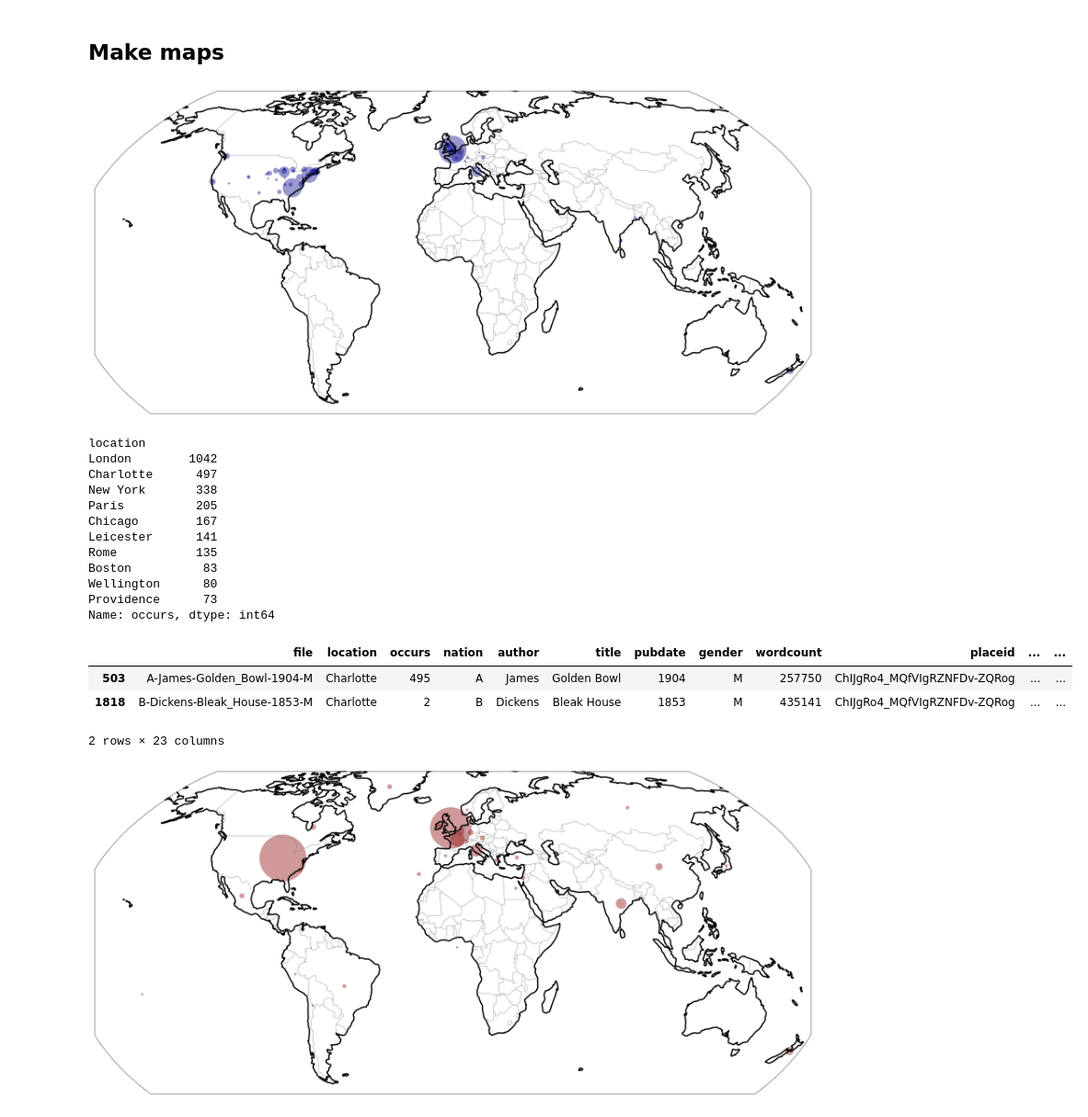
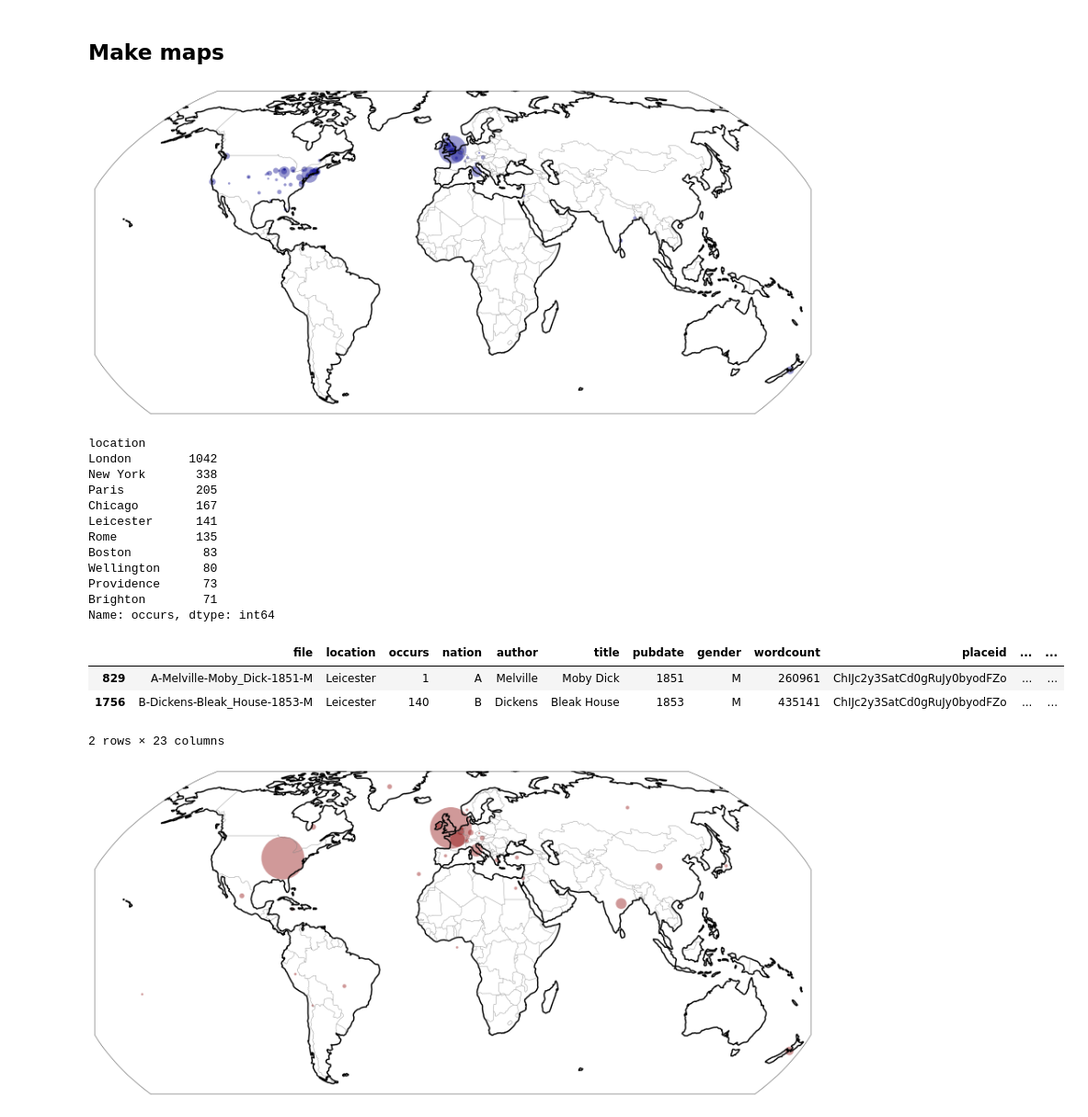
Before and after one commit to wilkens/edinburgh-masterclass, a Jupyter notebook: Notebooks/02 Textual Geography.ipynb, the cells around one changed output. Shown at 92% size. Saved outputs shown, nothing was run; the diff lists cells and outputs as text; code cells hidden in the pictures.

```diff
--- a/Notebooks/02 Textual Geography.ipynb
+++ b/Notebooks/02 Textual Geography.ipynb
@@ -435,4 +435,7 @@ geo_all.head()
 5 rows × 23 columns
+# %%
+# Remove Charlotte
+geo_all = geo_all[geo_all['locality']!='Charlotte']
 # %% [markdown]
 ## Make maps
 # %%
@@ -484,13 +487,12 @@ def bubblemap(lats, lons, sizes, color, name):
 # %%
 bubblemap(cities_lat, cities_lon, cities_tot, 'darkblue', 'map-cities-corpus')
 # %% [output]
-[figure, old version]
+[figure, new version]
 # %%
 cities.occurs.sum().sort_values(ascending=False).head(10)
 # %% [output]
 location
 London        1042
-Charlotte      497
 New York       338
 Paris          205
 Chicago        167
@@ -499,13 +501,14 @@ Rome           135
 Boston          83
 Wellington      80
 Providence      73
+Brighton        71
 Name: occurs, dtype: int64
 # %%
-geo_all[geo_all['location']=='Charlotte']
+geo_all[geo_all['location']=='Leicester']
 # %% [output]
 |  | file | location | occurs | nation | author | title | pubdate | gender | wordcount | placeid | ... | ... |
-| 503 | A-James-Golden_Bowl-1904-M | Charlotte | 495 | A | James | Golden Bowl | 1904 | M | 257750 | ChIJgRo4_MQfVIgRZNFDv-ZQRog | ... | ... |
-| 1818 | B-Dickens-Bleak_House-1853-M | Charlotte | 2 | B | Dickens | Bleak House | 1853 | M | 435141 | ChIJgRo4_MQfVIgRZNFDv-ZQRog | ... | ... |
+| 829 | A-Melville-Moby_Dick-1851-M | Leicester | 1 | A | Melville | Moby Dick | 1851 | M | 260961 | ChIJc2y3SatCd0gRuJy0byodFZo | ... | ... |
+| 1756 | B-Dickens-Bleak_House-1853-M | Leicester | 140 | B | Dickens | Bleak House | 1853 | M | 435141 | ChIJc2y3SatCd0gRuJy0byodFZo | ... | ... |
 2 rows × 23 columns
 # %%
 # Aggregated places by nation
```
Also changed, not shown: parts of 4 cells of this notebook, 10 other files.
